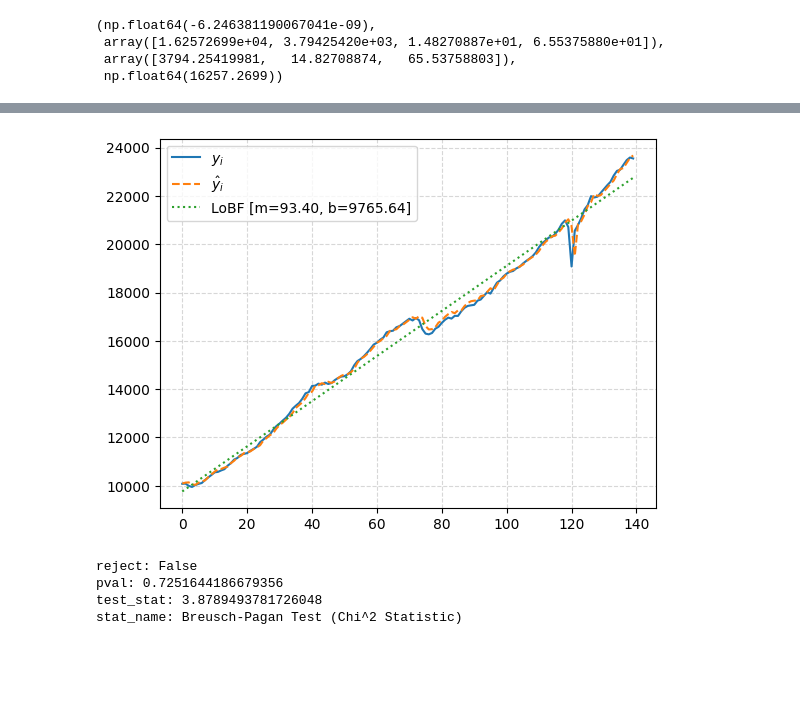
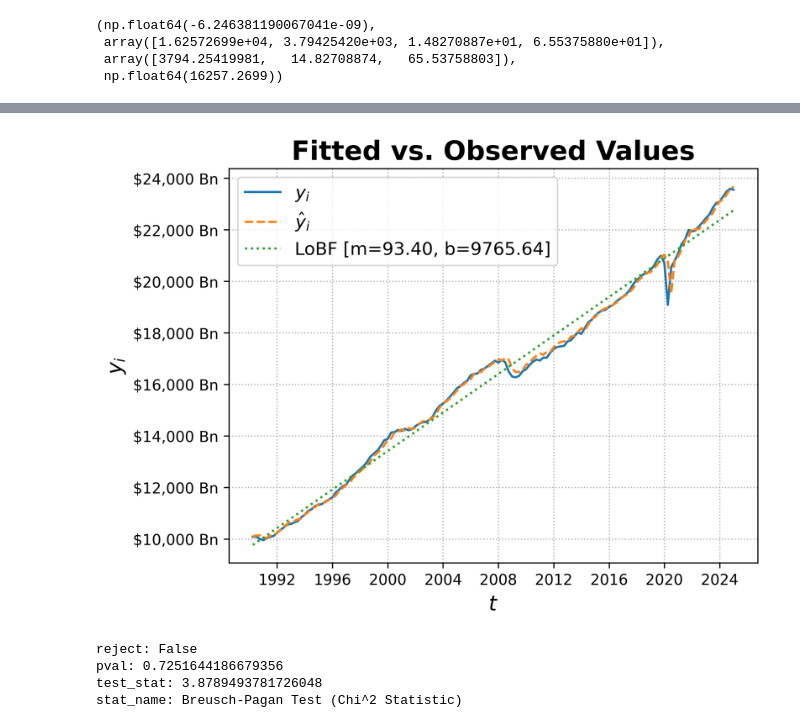
Before and after one commit to GongJr0/Econometrics2025-Project, a Jupyter notebook: main.ipynb, the cells around one changed output, grey strips where cells are left out. Cells and saved outputs as stored; diff of their text form; code cells hidden in the pictures; blank space fills up the shorter version.

```diff
--- a/main.ipynb
+++ b/main.ipynb
@@ -6,13 +6,21 @@ from src.OLS import OLS
 from src.StandardScaler import StandardScaler
 
 import matplotlib.pyplot as plt
+import matplotlib.ticker as ticker
 import matplotlib as mpl
+
 mpl.rcParams['figure.dpi'] = 300
 
 import seaborn as sns
 
 from src.stat_tests import KS2Sample, AR1, BootstrapKS2Samp, VIF
 from statsmodels.graphics.tsaplots import plot_acf, plot_pacf, plot_ccf
+
+
+def bn_dollar_fmt(x, pos):
+    # sign as string
+    sign = "" if np.sign(x) >= 0 else "−"
+    return f"{sign}${abs(x):,.0f} Bn"
 # %%
 s = StandardScaler()
 rgdp = pd.read_csv('./data/fred/GDPC1.csv', low_memory=False, encoding='utf-8')
@@ -49,6 +57,7 @@ X.columns = [col + "_1" for col in cols]
 X_2 = X.shift(1)
 
 target = target.loc[X.index]
+time_idx = target.index
 
 assert X.notna().all().all() == target.notna().all().all() == True, len(X) == len(target)
 sns.heatmap(X.corr(), annot=True, cmap='coolwarm')
@@ -159,15 +177,26 @@ plt.show()
 # %%
 x = np.array([i for i in range(len(y_fit))])
 m, b = np.polyfit(x, y_fit, 1)
-plt.plot(x, y_fit, label=r"$y_i$")
-plt.plot(x, fit.fitted_values, label=r"$\hat{y}_i$", linestyle="--")
-plt.plot(x, m*x + b, label=f"LoBF [{m=:.2f}, {b=:.2f}]", linestyle=":")
+plt.plot(pd.DatetimeIndex(time_idx), y_fit, label=r"$y_i$")
+plt.plot(pd.DatetimeIndex(time_idx), fit.fitted_values, label=r"$\hat{y}_i$", linestyle="--")
+plt.plot(pd.DatetimeIndex(time_idx), m*x + b, label=f"LoBF [{m=:.2f}, {b=:.2f}]", linestyle=":")
 
-plt.grid(alpha=0.5, linestyle="--")
-plt.legend()
+plt.title(r"Fitted vs. Observed Values", fontsize=18, weight='bold')
+
+ax = plt.gca()
+ax.yaxis.set_major_formatter(ticker.FuncFormatter(bn_dollar_fmt))
+
+plt.grid(alpha=1, linestyle=":")
+plt.tick_params(axis="x", rotation=0, labelsize=10)
+plt.tick_params(axis="y", rotation=0, labelsize=10)
+
+plt.ylabel(r"$y_i$", fontsize=14)
+plt.xlabel(r"$t$", fontsize=14)
+
+plt.legend(fontsize=12)
 plt.show()
 # %% [output]
-[figure, old version]
+[figure, new version]
 # %%
 fit.resid_heteroske
 # %% [output]
```
Also changed, not shown: parts of 7 cells of this notebook, 12 other files.
